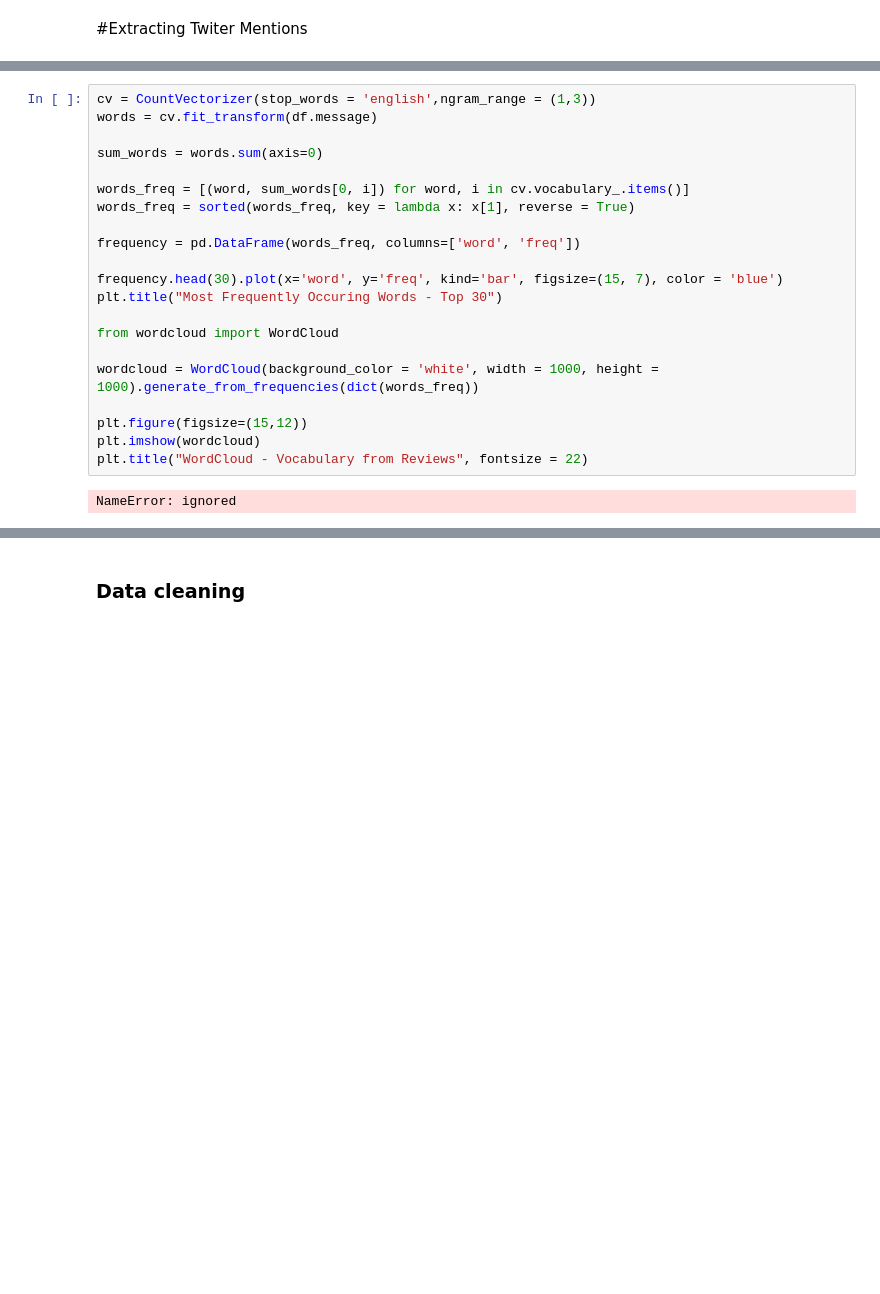
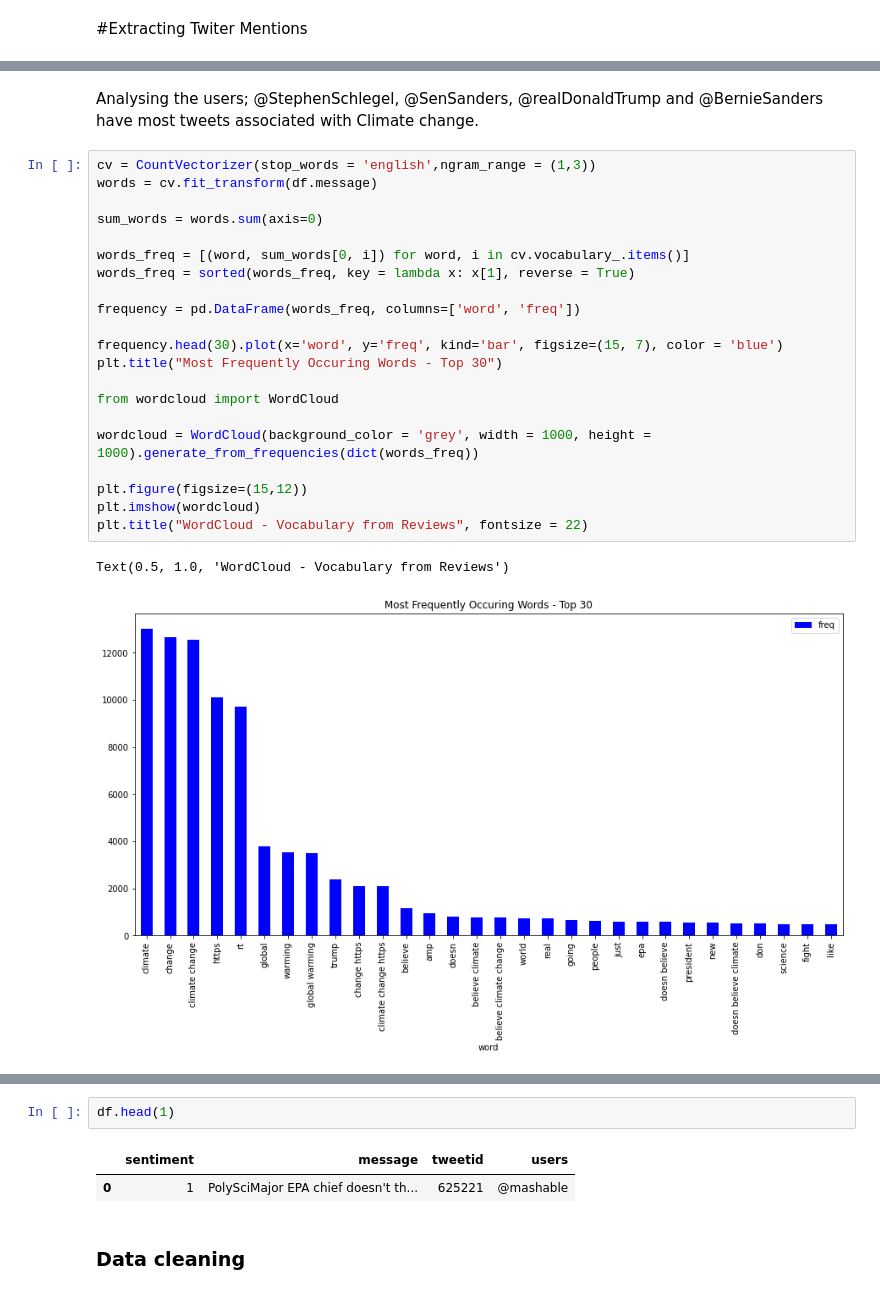
Before and after one commit to MfundoMhlanga/classification-predict-streamlit-template, a Jupyter notebook: Classification_Predict_Final.ipynb, the cells around one changed output, grey strips where cells are left out. Saved outputs shown, nothing was run; the diff lists cells and outputs as text; blank space fills up the shorter version.

```diff
--- a/Classification_Predict_Final.ipynb
+++ b/Classification_Predict_Final.ipynb
@@ -266,23 +254,27 @@ The top Most popular tags are pro sentimental i.e 1 Pro: the tweet supports the
+# %% [markdown]
+Analysing the users;
+@StephenSchlegel, @SenSanders, @realDonaldTrump and @BernieSanders have most  tweets associated with Climate change.
 # %%
 cv = CountVectorizer(stop_words = 'english',ngram_range = (1,3))
 words = cv.fit_transform(df.message)
 
 sum_words = words.sum(axis=0)
 
 words_freq = [(word, sum_words[0, i]) for word, i in cv.vocabulary_.items()]
 words_freq = sorted(words_freq, key = lambda x: x[1], reverse = True)
 
 frequency = pd.DataFrame(words_freq, columns=['word', 'freq'])
 
 frequency.head(30).plot(x='word', y='freq', kind='bar', figsize=(15, 7), color = 'blue')
 plt.title("Most Frequently Occuring Words - Top 30")
 
 from wordcloud import WordCloud
 
-wordcloud = WordCloud(background_color = 'white', width = 1000, height = 1000).generate_from_frequencies(dict(words_freq))
+wordcloud = WordCloud(background_color = 'grey', width = 1000, height = 1000).generate_from_frequencies(dict(words_freq))
 
 plt.figure(figsize=(15,12))
 plt.imshow(wordcloud)
 plt.title("WordCloud - Vocabulary from Reviews", fontsize = 22)
 # %% [output]
-NameError: ignored
+Text(0.5, 1.0, 'WordCloud - Vocabulary from Reviews')
+[figure, added]
@@ -289,3 +282,8 @@ NameError: ignored
+# %%
+df.head(1)
+# %% [output]
+|  | sentiment | message | tweetid | users |
+| 0 | 1 | PolySciMajor EPA chief doesn't th... | 625221 | @mashable |
 # %% [markdown]
 ### Data cleaning
 # %% [markdown]
```
Also changed, not shown: parts of 64 cells of this notebook.
